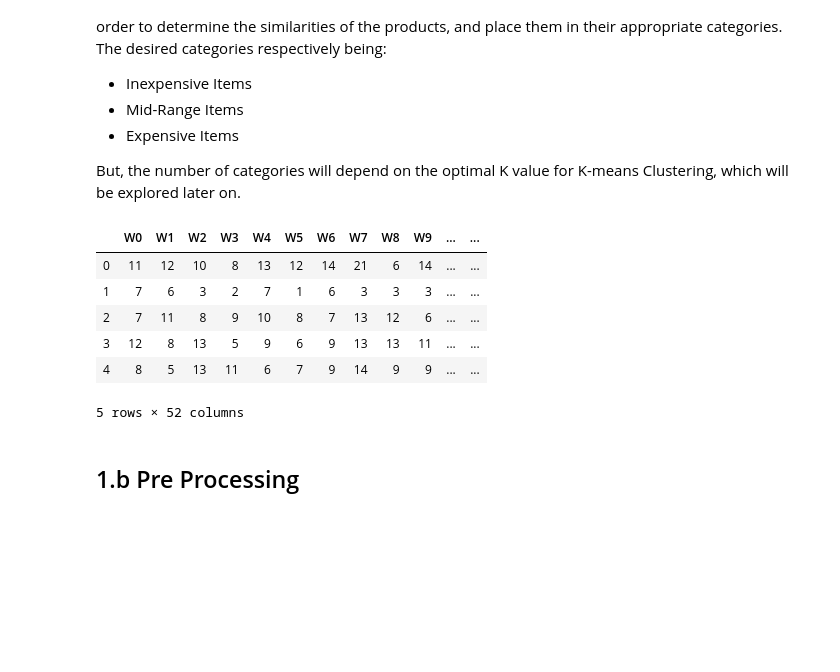
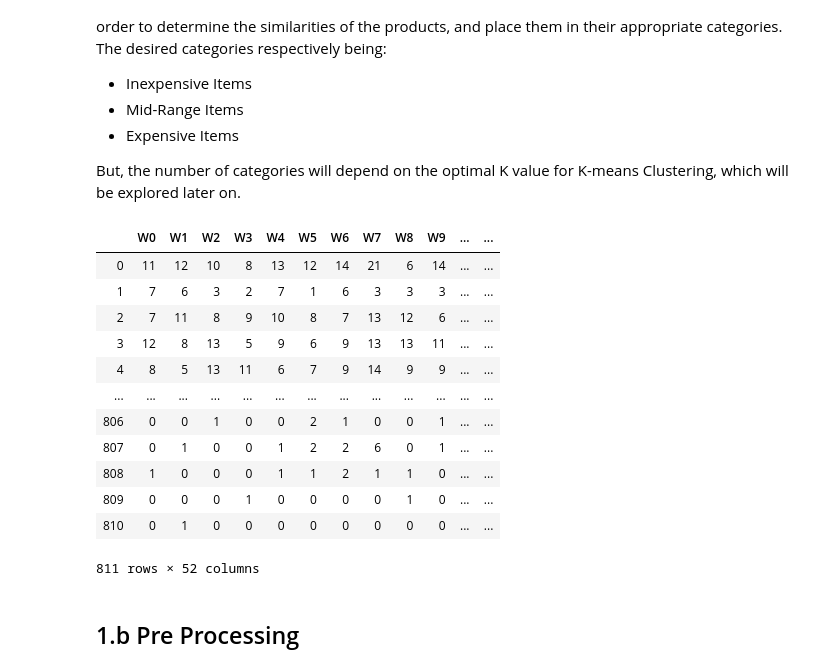
Before and after one commit to robcruz088/Machine-Learning-Exercises, a Jupyter notebook: Final Project/CruzRoberto_Dataset1.ipynb, the cells around one changed output. Saved outputs shown, nothing was run; the diff lists cells and outputs as text; code cells hidden in the pictures; blank space fills up the shorter version.

```diff
--- a/Final Project/CruzRoberto_Dataset1.ipynb
+++ b/Final Project/CruzRoberto_Dataset1.ipynb
@@ -30,17 +30,23 @@ But, the number of categories will depend on the optimal K value for K-means Clu
 # %%
 ## Importing the Dataset ##
 weekly_trans_df = pd.read_csv("Dataset1/Sales_Transactions_Dataset_Weekly.csv")
 
 weekly_trans = weekly_trans_df.loc[:,'W0':'W51']
-weekly_trans.head()
+weekly_trans
 # %% [output]
 |  | W0 | W1 | W2 | W3 | W4 | W5 | W6 | W7 | W8 | W9 | ... | ... |
 | 0 | 11 | 12 | 10 | 8 | 13 | 12 | 14 | 21 | 6 | 14 | ... | ... |
 | 1 | 7 | 6 | 3 | 2 | 7 | 1 | 6 | 3 | 3 | 3 | ... | ... |
 | 2 | 7 | 11 | 8 | 9 | 10 | 8 | 7 | 13 | 12 | 6 | ... | ... |
 | 3 | 12 | 8 | 13 | 5 | 9 | 6 | 9 | 13 | 13 | 11 | ... | ... |
 | 4 | 8 | 5 | 13 | 11 | 6 | 7 | 9 | 14 | 9 | 9 | ... | ... |
+| ... | ... | ... | ... | ... | ... | ... | ... | ... | ... | ... | ... | ... |
+| 806 | 0 | 0 | 1 | 0 | 0 | 2 | 1 | 0 | 0 | 1 | ... | ... |
+| 807 | 0 | 1 | 0 | 0 | 1 | 2 | 2 | 6 | 0 | 1 | ... | ... |
+| 808 | 1 | 0 | 0 | 0 | 1 | 1 | 2 | 1 | 1 | 0 | ... | ... |
+| 809 | 0 | 0 | 0 | 1 | 0 | 0 | 0 | 0 | 1 | 0 | ... | ... |
+| 810 | 0 | 1 | 0 | 0 | 0 | 0 | 0 | 0 | 0 | 0 | ... | ... |
-5 rows × 52 columns
+811 rows × 52 columns
 # %% [markdown]
 ## 1.b Pre Processing
 # %%
```
Also changed, not shown: parts of 8 cells of this notebook, 2 other files.
